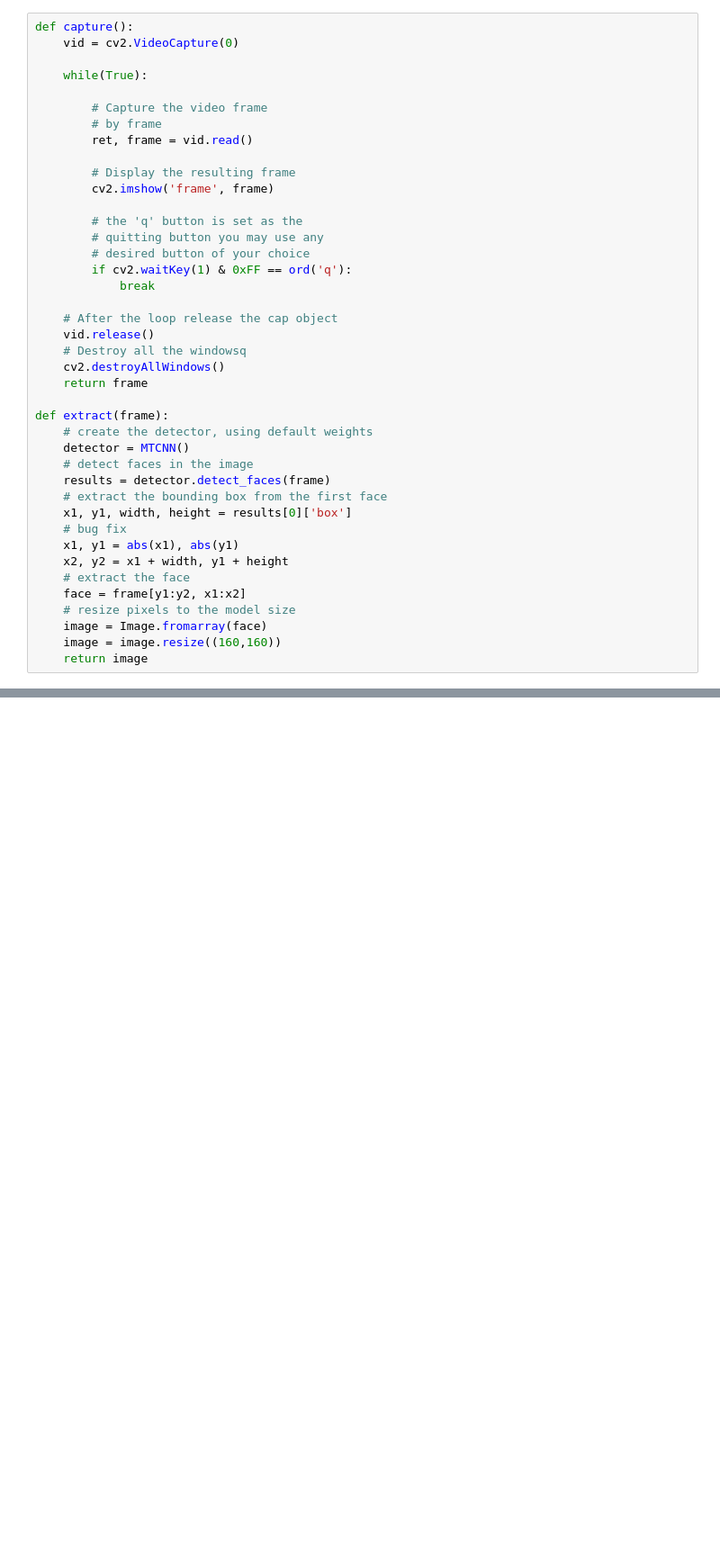
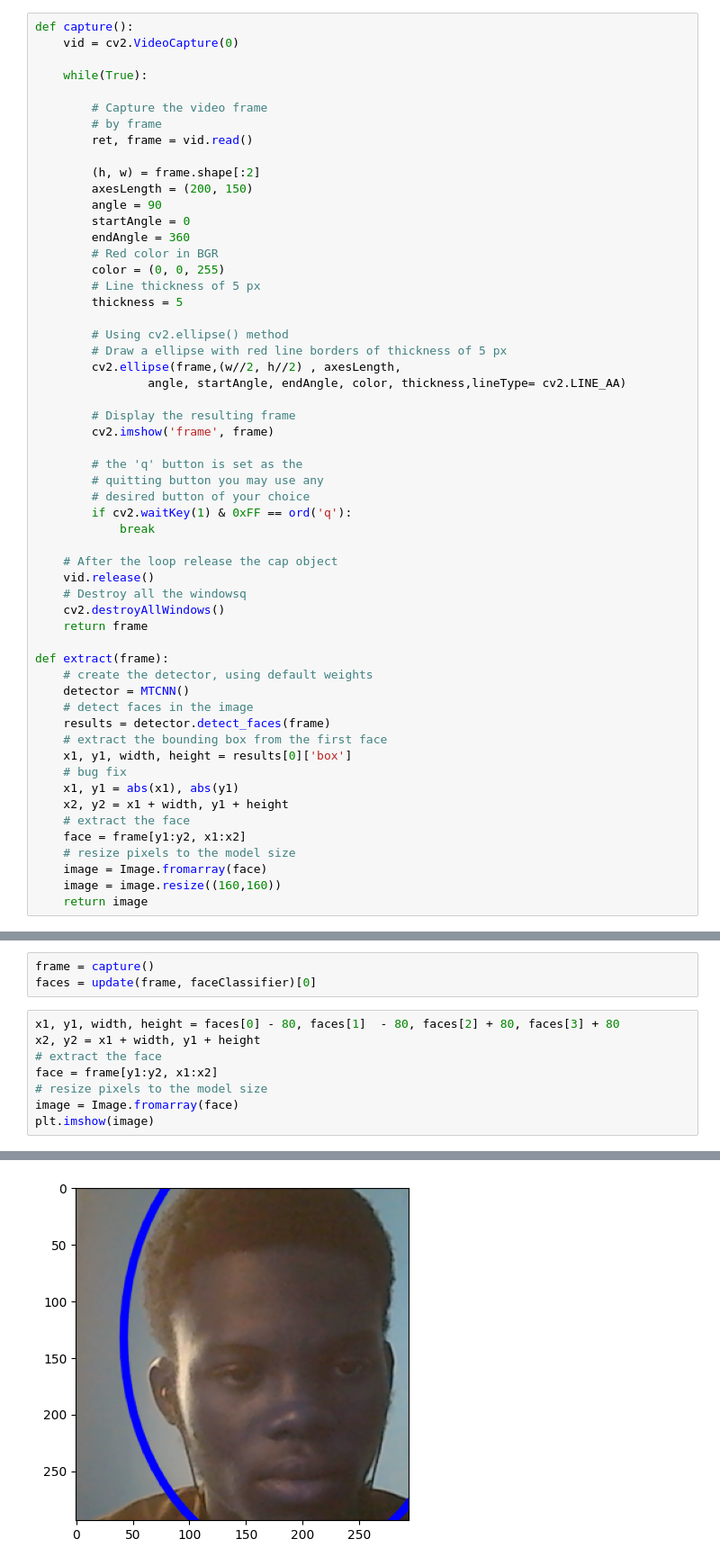
Before and after one commit to Godwin-T/Register-Project, a Jupyter notebook: test.ipynb, the cells around one changed output, grey strips where cells are left out. Shown at 90% size. Drawn from its saved outputs; the diff is of its cells as text; blank space fills up the shorter version.

```diff
--- a/test.ipynb
+++ b/test.ipynb
@@ -18,6 +81,21 @@ def capture():
         # Capture the video frame
         # by frame
         ret, frame = vid.read()
+
+        (h, w) = frame.shape[:2]
+        axesLength = (200, 150)
+        angle = 90
+        startAngle = 0
+        endAngle = 360
+        # Red color in BGR
+        color = (0, 0, 255)
+        # Line thickness of 5 px
+        thickness = 5
+
+        # Using cv2.ellipse() method
+        # Draw a ellipse with red line borders of thickness of 5 px
+        cv2.ellipse(frame,(w//2, h//2) , axesLength,
+                angle, startAngle, endAngle, color, thickness,lineType= cv2.LINE_AA)
 
         # Display the resulting frame
         cv2.imshow('frame', frame)
@@ -63,0 +131,12 @@ NameError: name 'img' is not defined
+# %%
+frame = capture()
+faces = update(frame, faceClassifier)[0]
+# %%
+x1, y1, width, height = faces[0] - 80, faces[1]  - 80, faces[2] + 80, faces[3] + 80
+x2, y2 = x1 + width, y1 + height
+# extract the face
+face = frame[y1:y2, x1:x2]
+# resize pixels to the model size
+image = Image.fromarray(face)
+plt.imshow(image)
+# %% [output]
@@ -64,3 +144,4 @@ NameError: name 'img' is not defined
+[figure, added]
 # %%
 # Creating database
 # It captures images and stores them in datasets
```
Also changed, not shown: parts of 7 cells of this notebook, 1 other file.
